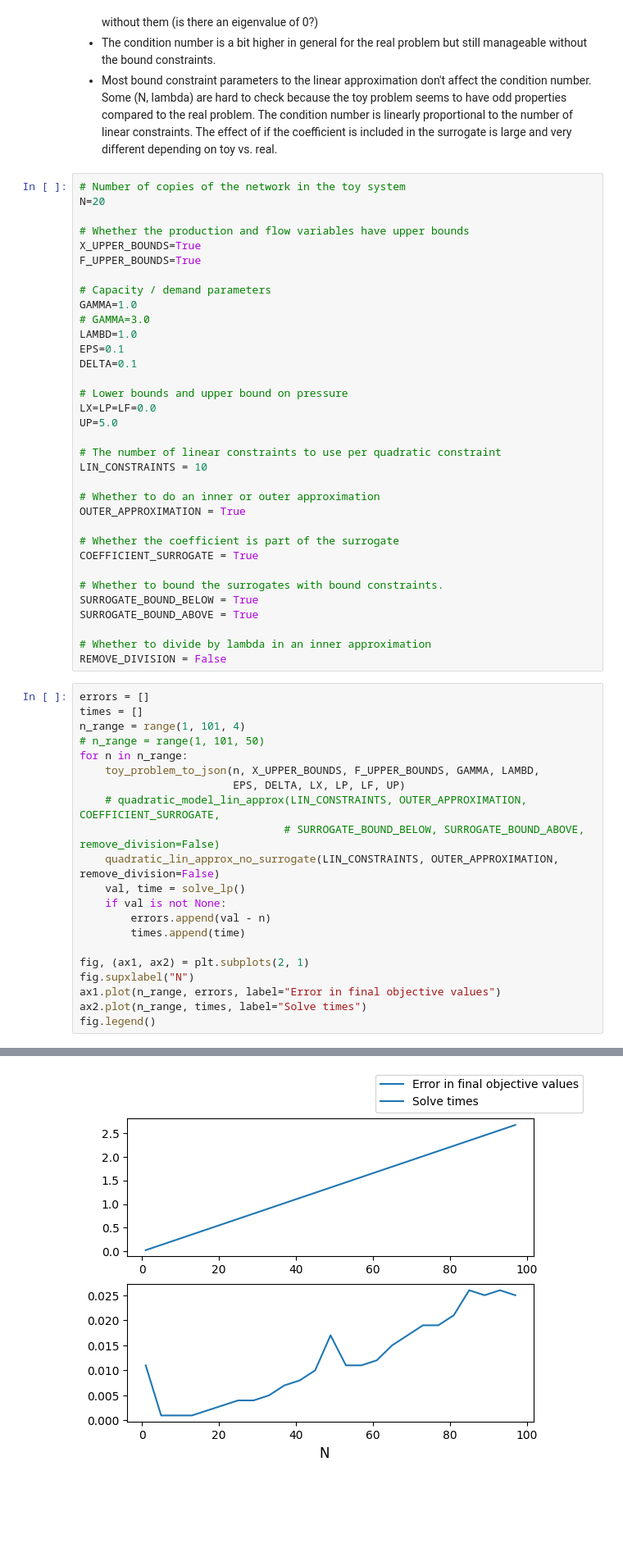
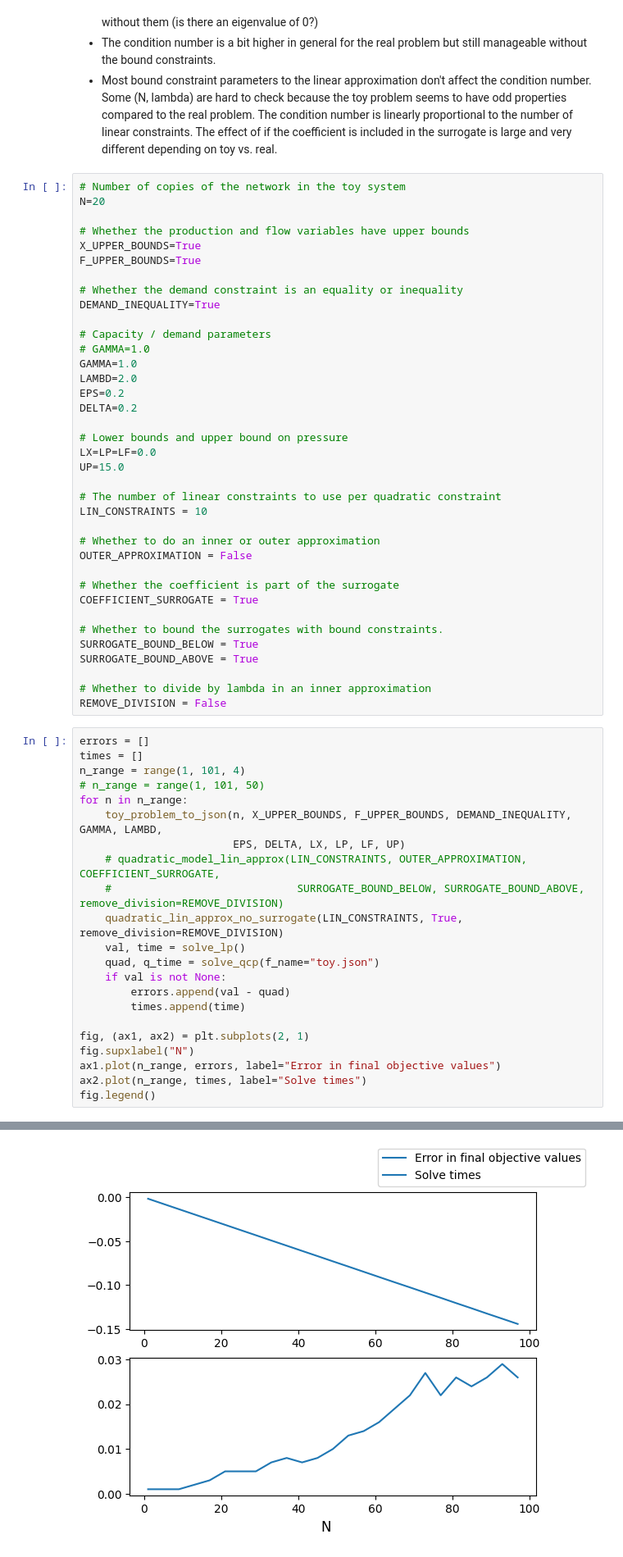
Before and after one commit to micpap25/ENG-QUANT, a Jupyter notebook: experiments/classical_run.ipynb, the cells around one changed output, grey strips where cells are left out. Shown at 82% size. Cells and saved outputs as stored; diff of their text form; blank space fills up the shorter version.

```diff
--- a/experiments/classical_run.ipynb
+++ b/experiments/classical_run.ipynb
@@ -32,22 +32,25 @@ N=20
 X_UPPER_BOUNDS=True
 F_UPPER_BOUNDS=True
 
+# Whether the demand constraint is an equality or inequality
+DEMAND_INEQUALITY=True
+
 # Capacity / demand parameters
+# GAMMA=1.0
 GAMMA=1.0
-# GAMMA=3.0
-LAMBD=1.0
-EPS=0.1
-DELTA=0.1
+LAMBD=2.0
+EPS=0.2
+DELTA=0.2
 
 # Lower bounds and upper bound on pressure
 LX=LP=LF=0.0
-UP=5.0
+UP=15.0
 
 # The number of linear constraints to use per quadratic constraint
 LIN_CONSTRAINTS = 10
 
 # Whether to do an inner or outer approximation
-OUTER_APPROXIMATION = True
+OUTER_APPROXIMATION = False
 
 # Whether the coefficient is part of the surrogate
 COEFFICIENT_SURROGATE = True
@@ -64,14 +67,15 @@ times = []
 n_range = range(1, 101, 4)
 # n_range = range(1, 101, 50)
 for n in n_range:
-    toy_problem_to_json(n, X_UPPER_BOUNDS, F_UPPER_BOUNDS, GAMMA, LAMBD,
+    toy_problem_to_json(n, X_UPPER_BOUNDS, F_UPPER_BOUNDS, DEMAND_INEQUALITY, GAMMA, LAMBD,
                         EPS, DELTA, LX, LP, LF, UP)
     # quadratic_model_lin_approx(LIN_CONSTRAINTS, OUTER_APPROXIMATION, COEFFICIENT_SURROGATE,
-                                # SURROGATE_BOUND_BELOW, SURROGATE_BOUND_ABOVE, remove_division=False)
-    quadratic_lin_approx_no_surrogate(LIN_CONSTRAINTS, OUTER_APPROXIMATION, remove_division=False)
+    #                             SURROGATE_BOUND_BELOW, SURROGATE_BOUND_ABOVE, remove_division=REMOVE_DIVISION)
+    quadratic_lin_approx_no_surrogate(LIN_CONSTRAINTS, True, remove_division=REMOVE_DIVISION)
     val, time = solve_lp()
+    quad, q_time = solve_qcp(f_name="toy.json")
     if val is not None:
-        errors.append(val - n)
+        errors.append(val - quad)
         times.append(time)
 
 fig, (ax1, ax2) = plt.subplots(2, 1)
@@ -87,4 +88,4 @@ Academic license - for non-commercial use only - expires 2027-05-16
-[figure, old version]
+[figure, new version]
 # %%
 errors = []
 times = []
```
Also changed, not shown: parts of 8 cells of this notebook, 8 other files.
